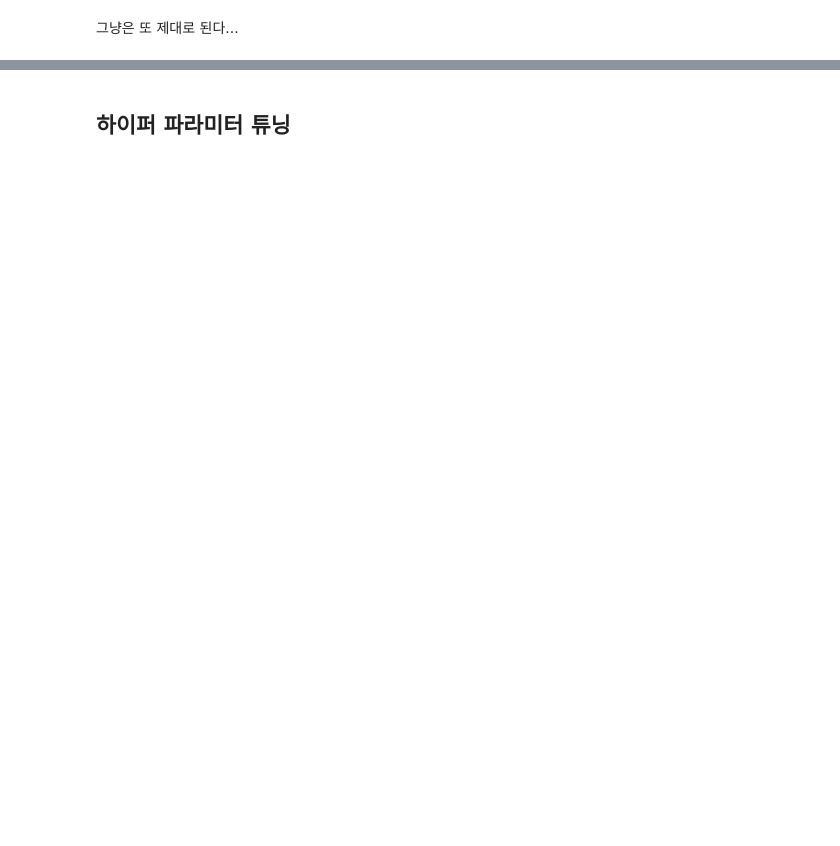
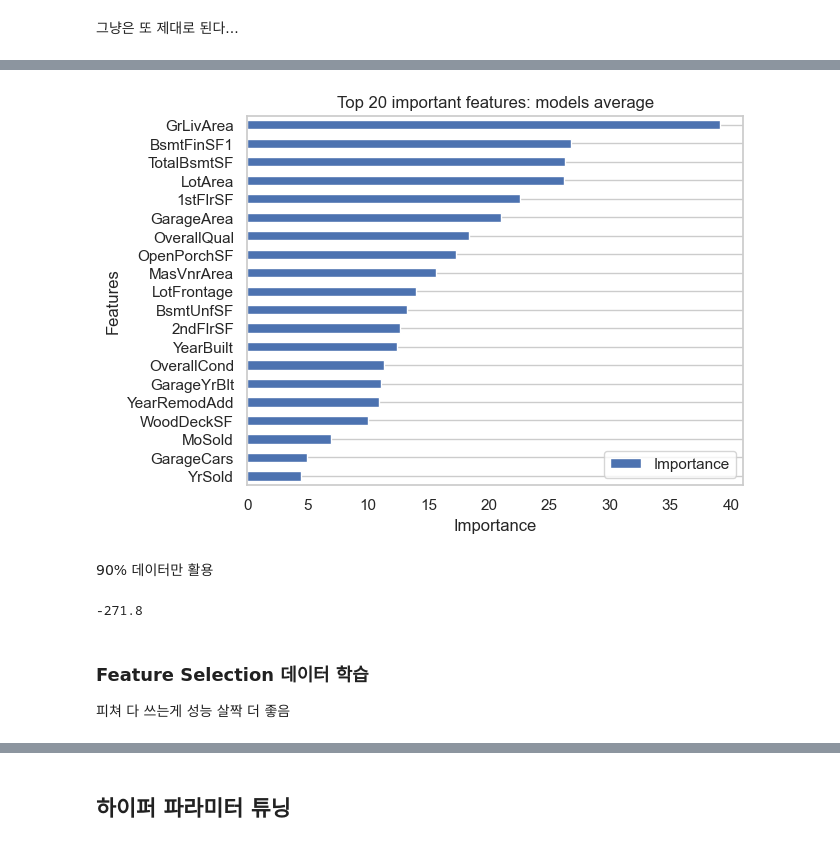
Before and after one commit to Usunwoo/kaggle-house_price, a Jupyter notebook: house_price.ipynb, the cells around one changed output, grey strips where cells are left out. Saved outputs shown, nothing was run; the diff lists cells and outputs as text; code cells hidden in the pictures; blank space fills up the shorter version.

```diff
--- a/house_price.ipynb
+++ b/house_price.ipynb
@@ -1530,0 +1545,36 @@ array([11428988.64532278, 44437046.04544513, 16677792.78664699,
+# %%
+# 모델들에 대한 항목 중요도 얻기
+cat_imp = pd.DataFrame({'Feature':train_X.columns, 'cat importance':models.get('cat').feature_importances_})
+gbc_imp = pd.DataFrame({'Feature':train_X.columns, 'gbc importance':models.get('gbc').feature_importances_})
+lgbm_imp = pd.DataFrame({'Feature':train_X.columns, 'lgbm importance':models.get('lgbm').feature_importances_})
+xgb_imp = pd.DataFrame({'Feature':train_X.columns, 'xgb importance':models.get('xgb').feature_importances_})
+forest_imp = pd.DataFrame({'Feature':train_X.columns, 'forest importance':models.get('forest').feature_importances_})
+ada_imp = pd.DataFrame({'Feature':train_X.columns, 'ada importance':models.get('ada').feature_importances_})
+tree_imp = pd.DataFrame({'Feature':train_X.columns, 'tree importance':models.get('tree').feature_importances_})
+
+# 하나의 데이터프레임으로
+importances = cat_imp.merge(gbc_imp, on='Feature').merge(lgbm_imp, on='Feature').merge(xgb_imp, on='Feature').merge(forest_imp, on='Feature').merge(ada_imp, on='Feature').merge(tree_imp, on='Feature')
+
+# 항목당 평균 중요도
+importances['Average'] = importances.mean(axis=1)
+
+# 랭킹 정하기
+importances = importances.sort_values(by='Average', ascending=False).reset_index(drop=True)
+# %%
+# 중요도를 다시 데이터 프레임에 넣기
+fi = {'Features':importances['Feature'], 'Importance':importances['Average']}
+importance = pd.DataFrame(fi).set_index('Features').sort_values('Importance', ascending=True)
+
+# 그래프 타이틀
+title = 'Top 20 important features: models average'
+
+# 그래프 보기
+importance_plotting(importance, 'Importance', 'Features', title, 20)
+# %% [output]
+[figure, added]
+# %% [markdown]
+90% 데이터만 활용
+# %%
+-(importance.shape[0]*0.9)
+# %% [output]
+-271.8
@@ -1530,0 +1591,4 @@ array([11428988.64532278, 44437046.04544513, 16677792.78664699,
+# %% [markdown]
+### Feature Selection 데이터 학습
+
+피쳐 다 쓰는게 성능 살짝 더 좋음
```
Also changed, not shown: parts of 52 cells of this notebook.
